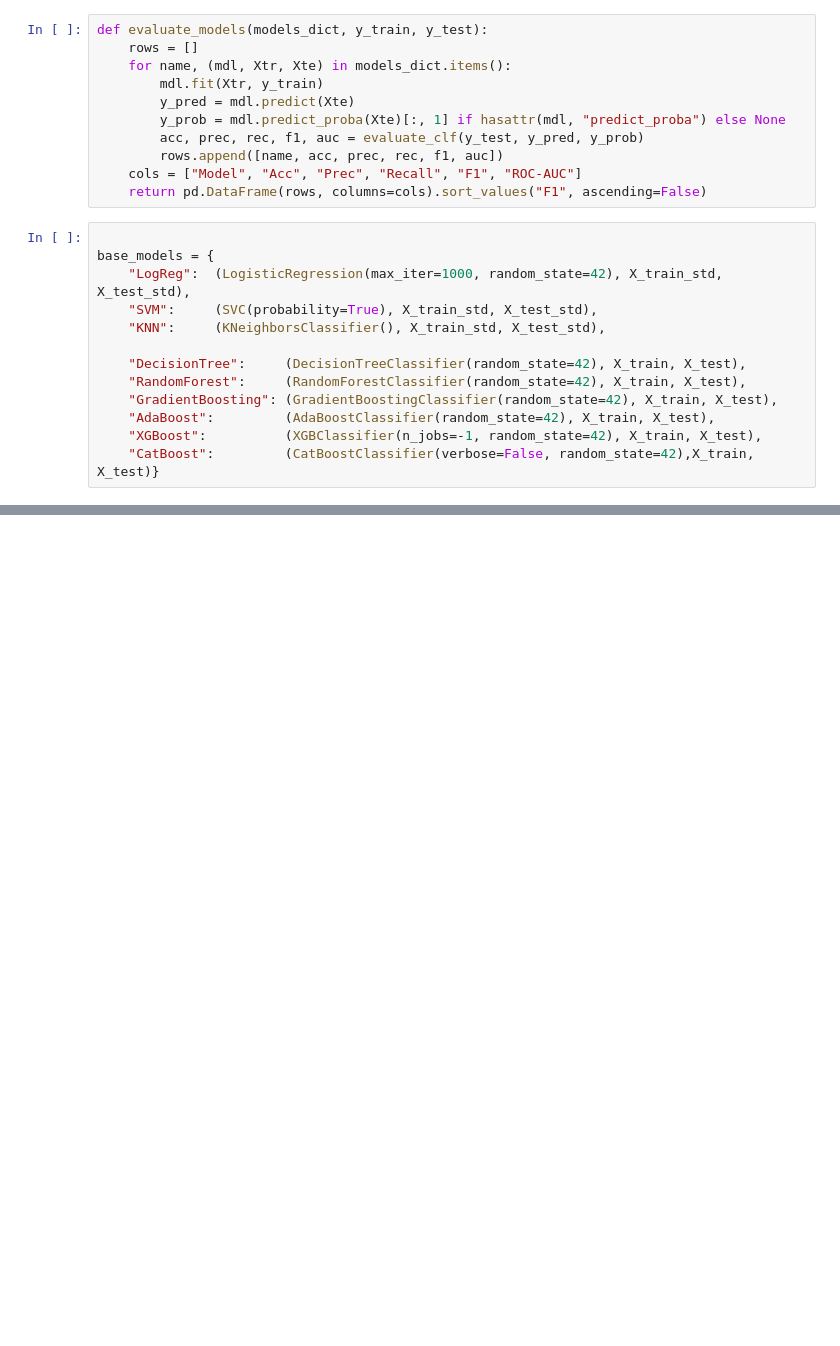
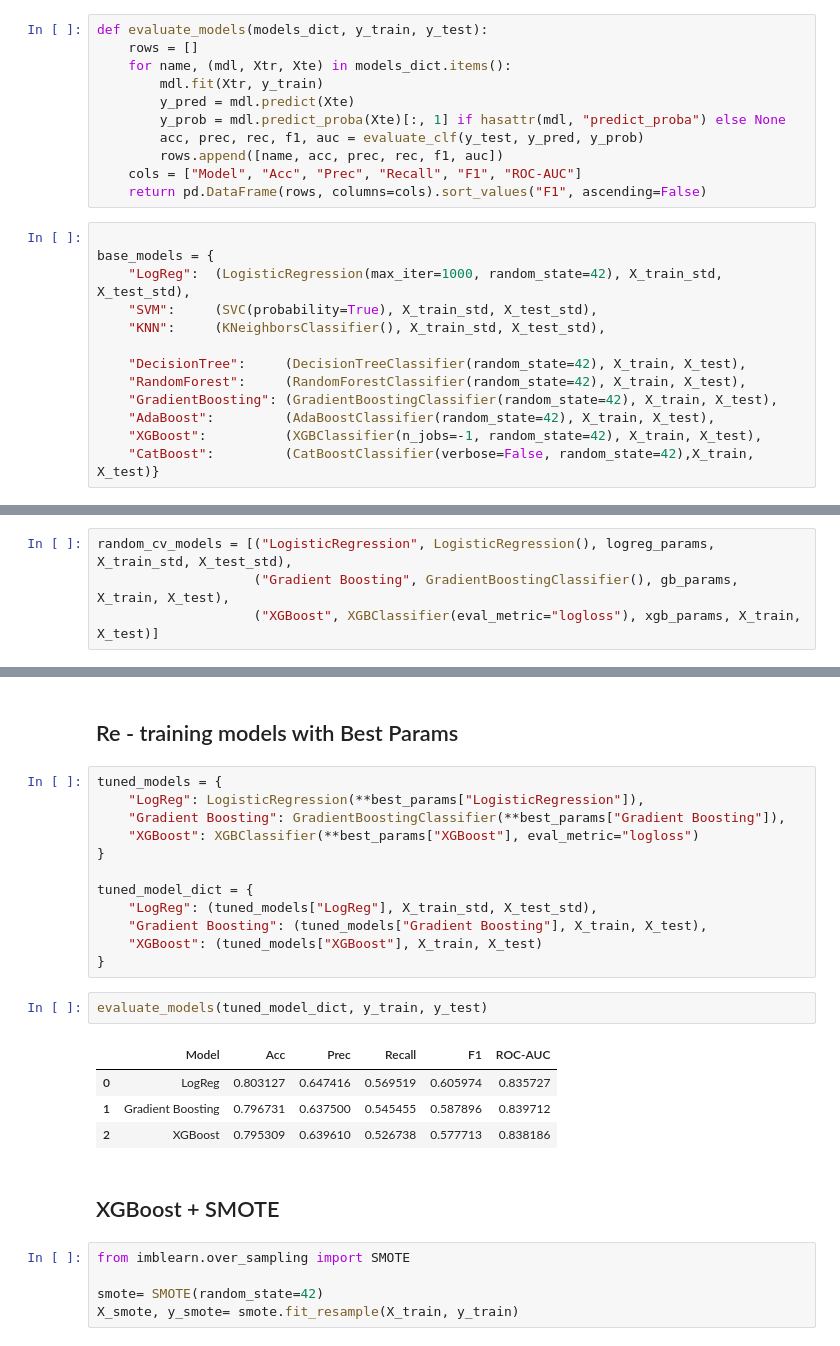
Before and after one commit to erenulusan/Churn-ML-Project, a Jupyter notebook: notebooks/2_Preprocessing_model_training.ipynb, the cells around one changed output, grey strips where cells are left out. Cells and saved outputs as stored; diff of their text form; blank space fills up the shorter version.

```diff
--- a/notebooks/2_Preprocessing_model_training.ipynb
+++ b/notebooks/2_Preprocessing_model_training.ipynb
@@ -274,0 +302,4 @@ baseline_report
+# %%
+random_cv_models = [("LogisticRegression", LogisticRegression(), logreg_params, X_train_std, X_test_std),
+                    ("Gradient Boosting", GradientBoostingClassifier(), gb_params, X_train, X_test),
+                    ("XGBoost", XGBClassifier(eval_metric="logloss"), xgb_params, X_train, X_test)]
@@ -274,0 +351,28 @@ baseline_report
+# %% [markdown]
+## Re - training models with Best Params
+# %%
+tuned_models = {
+    "LogReg": LogisticRegression(**best_params["LogisticRegression"]),
+    "Gradient Boosting": GradientBoostingClassifier(**best_params["Gradient Boosting"]),
+    "XGBoost": XGBClassifier(**best_params["XGBoost"], eval_metric="logloss")
+}
+
+tuned_model_dict = {
+    "LogReg": (tuned_models["LogReg"], X_train_std, X_test_std),
+    "Gradient Boosting": (tuned_models["Gradient Boosting"], X_train, X_test),
+    "XGBoost": (tuned_models["XGBoost"], X_train, X_test)
+}
+# %%
+evaluate_models(tuned_model_dict, y_train, y_test)
+# %% [output]
+|  | Model | Acc | Prec | Recall | F1 | ROC-AUC |
+| 0 | LogReg | 0.803127 | 0.647416 | 0.569519 | 0.605974 | 0.835727 |
+| 1 | Gradient Boosting | 0.796731 | 0.637500 | 0.545455 | 0.587896 | 0.839712 |
+| 2 | XGBoost | 0.795309 | 0.639610 | 0.526738 | 0.577713 | 0.838186 |
+# %% [markdown]
+## XGBoost + SMOTE
+# %%
+from imblearn.over_sampling import SMOTE
+
+smote= SMOTE(random_state=42)
+X_smote, y_smote= smote.fit_resample(X_train, y_train)
```
Also changed, not shown: parts of 13 cells of this notebook, 5 other files.
